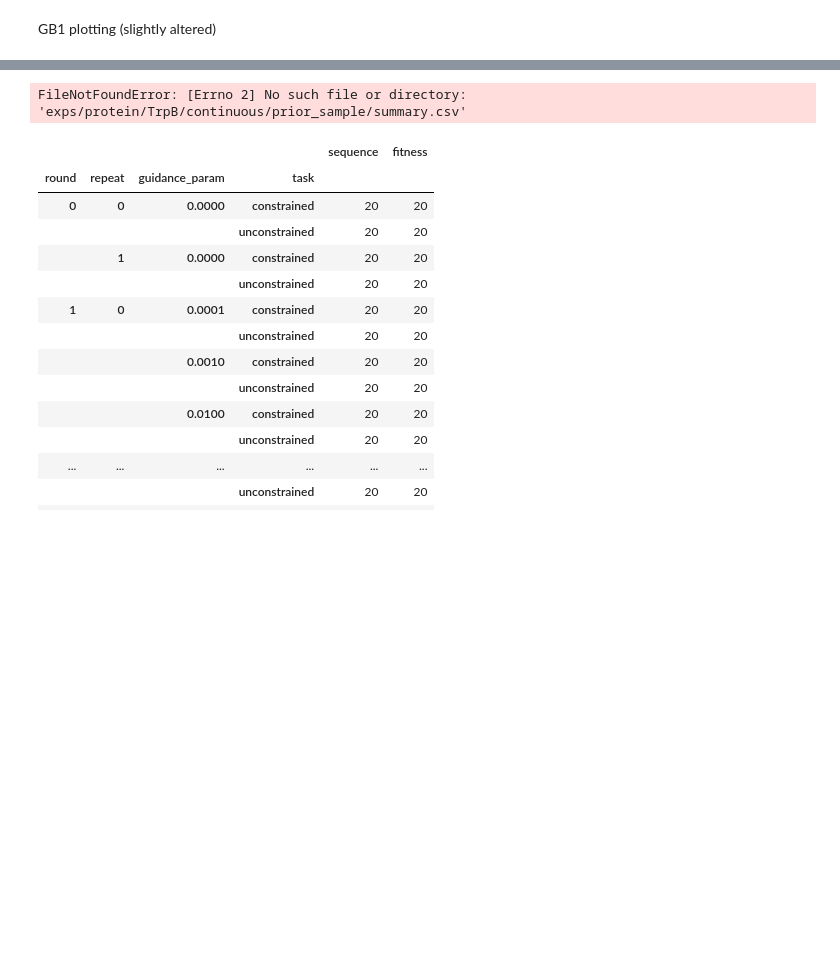
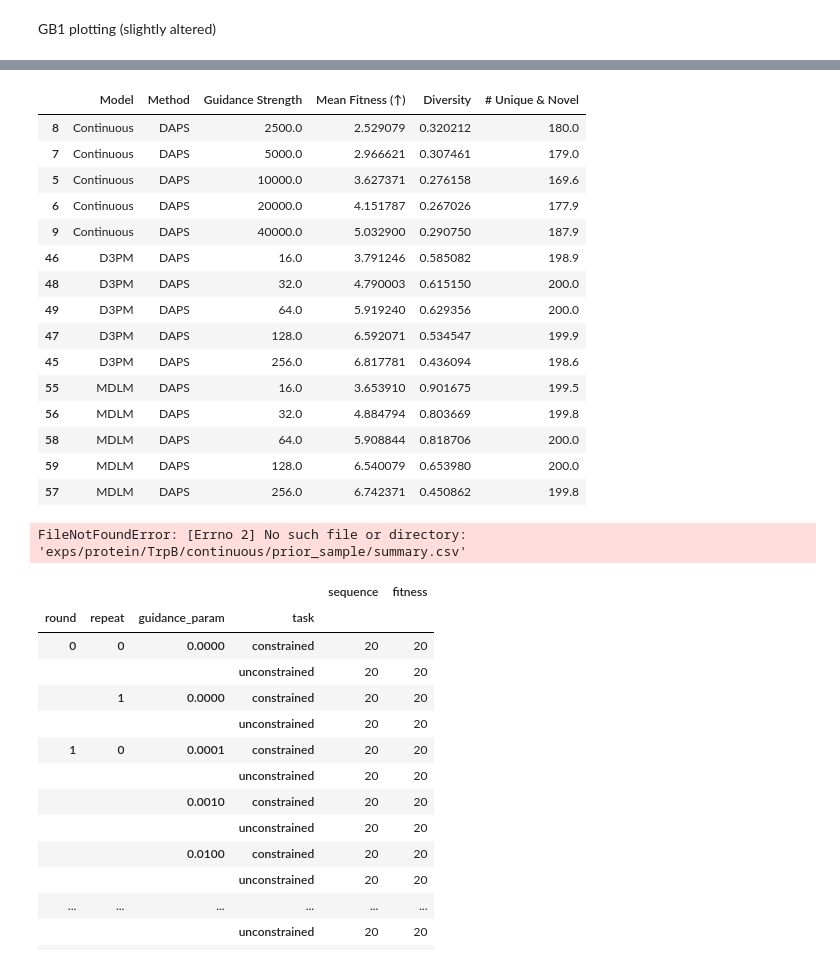
Before and after one commit to Komod0D/SGPO, a Jupyter notebook: analysis.ipynb, the cells around one changed output, grey strips where cells are left out. Saved outputs shown, nothing was run; the diff lists cells and outputs as text; code cells hidden in the pictures; blank space fills up the shorter version.

```diff
--- a/analysis.ipynb
+++ b/analysis.ipynb
@@ -790,3 +1035,28 @@ Loaded exps/protein/GB1/mdlm/pareto/NOS/pareto_hyperparameter_summary.csv
+# %%
+subset_summary_df = all_summary_df[all_summary_df["Method"] == "DAPS"]
+subset_summary_df = subset_summary_df.sort_values(["Model", "guidance_param"])
+subset_summary_df = subset_summary_df.rename(columns={"guidance_param": "Guidance Strength"})
+#drop columns containing nos in title
+subset_summary_df = subset_summary_df[["Model", "Method", "Guidance Strength", "Mean Fitness (↑)", "Diversity","# Unique & Novel"]]
+subset_summary_df.to_markdown("figures/GB1_summary.md", index=False)
+subset_summary_df
+# %% [output]
+|  | Model | Method | Guidance Strength | Mean Fitness (↑) | Diversity | # Unique & Novel |
+| 8 | Continuous | DAPS | 2500.0 | 2.529079 | 0.320212 | 180.0 |
+| 7 | Continuous | DAPS | 5000.0 | 2.966621 | 0.307461 | 179.0 |
+| 5 | Continuous | DAPS | 10000.0 | 3.627371 | 0.276158 | 169.6 |
+| 6 | Continuous | DAPS | 20000.0 | 4.151787 | 0.267026 | 177.9 |
+| 9 | Continuous | DAPS | 40000.0 | 5.032900 | 0.290750 | 187.9 |
+| 46 | D3PM | DAPS | 16.0 | 3.791246 | 0.585082 | 198.9 |
+| 48 | D3PM | DAPS | 32.0 | 4.790003 | 0.615150 | 200.0 |
+| 49 | D3PM | DAPS | 64.0 | 5.919240 | 0.629356 | 200.0 |
+| 47 | D3PM | DAPS | 128.0 | 6.592071 | 0.534547 | 199.9 |
+| 45 | D3PM | DAPS | 256.0 | 6.817781 | 0.436094 | 198.6 |
+| 55 | MDLM | DAPS | 16.0 | 3.653910 | 0.901675 | 199.5 |
+| 56 | MDLM | DAPS | 32.0 | 4.884794 | 0.803669 | 199.8 |
+| 58 | MDLM | DAPS | 64.0 | 5.908844 | 0.818706 | 200.0 |
+| 59 | MDLM | DAPS | 128.0 | 6.540079 | 0.653980 | 200.0 |
+| 57 | MDLM | DAPS | 256.0 | 6.742371 | 0.450862 | 199.8 |
 # %%
 df = pd.read_csv(f"exps/protein/TrpB/continuous/prior_sample/summary.csv")
 
```
Also changed, not shown: parts of 5 cells of this notebook, 50 other files.
